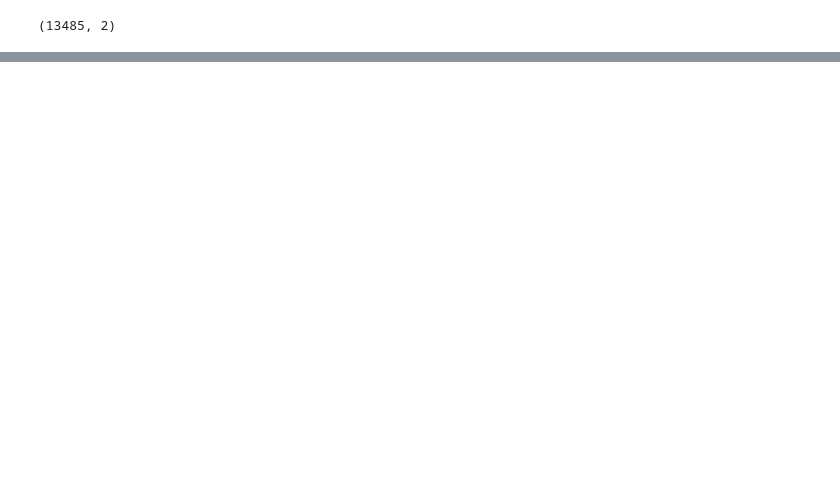
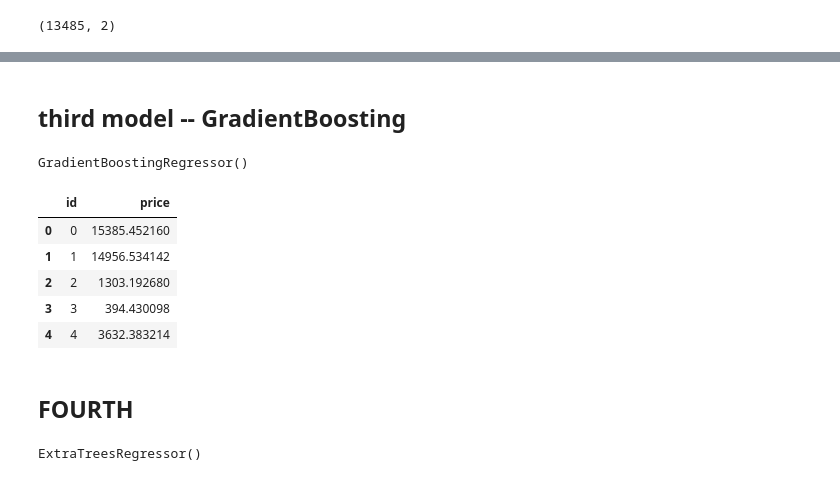
Before and after one commit to josellado/Diamond-Project, a Jupyter notebook: diamond_clean.ipynb, the cells around one changed output, grey strips where cells are left out. Cells and saved outputs as stored; diff of their text form; code cells hidden in the pictures; blank space fills up the shorter version.

```diff
--- a/diamond_clean.ipynb
+++ b/diamond_clean.ipynb
@@ -323,0 +383,3 @@ y_pred.to_csv("./outputs/RandomForestRegressor.csv", header= True, index=False)
+# %%
+model = HistGradientBoostingRegressor()
+model.fit(X, y)
@@ -323,0 +405,22 @@ y_pred.to_csv("./outputs/RandomForestRegressor.csv", header= True, index=False)
+# %% [markdown]
+## third model -- GradientBoosting
+# %%
+model = GradientBoostingRegressor()
+model.fit(X, y)
+# %% [output]
+GradientBoostingRegressor()
+# %%
+y_pred = model.predict(diamond_test)
+# %%
+y_pred = pd.DataFrame(y_pred, columns=["price"])
+y_pred = y_pred.reset_index()
+y_pred = y_pred.rename(columns={'index':'id'})
+# %%
+y_pred.head()
+# %% [output]
+|  | id | price |
+| 0 | 0 | 15385.452160 |
+| 1 | 1 | 14956.534142 |
+| 2 | 2 | 1303.192680 |
+| 3 | 3 | 394.430098 |
+| 4 | 4 | 3632.383214 |
@@ -323,0 +429,7 @@ y_pred.to_csv("./outputs/RandomForestRegressor.csv", header= True, index=False)
+# %% [markdown]
+## FOURTH
+# %%
+model = ExtraTreesRegressor()
+model.fit(X, y)
+# %% [output]
+ExtraTreesRegressor()
```
Also changed, not shown: parts of 26 cells of this notebook, 11 other files.
